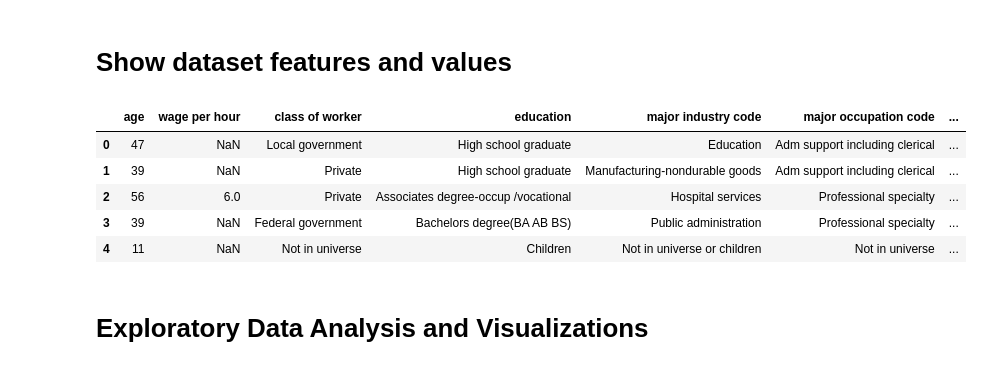
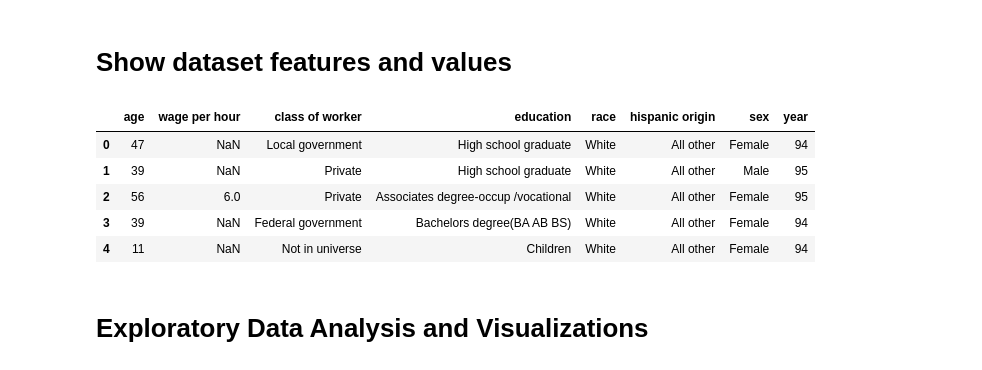
Before and after one commit to se21m024/DataScience, a Jupyter notebook: Exercise 1/se21m024_Stummer_ex1_Data_Visualization_Big.ipynb, the cells around one changed output. Cells and saved outputs as stored; diff of their text form; code cells hidden in the pictures.

```diff
--- a/Exercise 1/se21m024_Stummer_ex1_Data_Visualization_Big.ipynb
+++ b/Exercise 1/se21m024_Stummer_ex1_Data_Visualization_Big.ipynb
@@ -43,36 +65,36 @@ raw_data.head()
 # %%
 # Examine only a subset of all attributes
 numericalColumns = ['age', 'wage per hour', ]
 
 categoryColumns = [
     'class of worker',
     'education',
-    'major industry code',
-    'major occupation code',
+    #'major industry code',
+    #'major occupation code',
     'race',
     'hispanic origin',
     'sex',
-    'region of previous residence',
+    #'region of previous residence',
     'year'
 ]
 
 subset_attributes = numericalColumns + categoryColumns
 
 # Assumption: The wage per hour is reprecented in Dollar Cents. For clearer interpretation it is converted to Dollars.
 raw_data['wage per hour'] = raw_data['wage per hour'].apply(lambda value: value / 100)
 
 # Fix wage per hour = 0
 raw_data['wage per hour'] = raw_data['wage per hour'].apply(lambda value: None if value == 0 else value)
 
 data=raw_data[subset_attributes]
 data.head()
 # %% [output]
-|  | age | wage per hour | class of worker | education | major industry code | major occupation code | ... |
-| 0 | 47 | NaN | Local government | High school graduate | Education | Adm support including clerical | ... |
-| 1 | 39 | NaN | Private | High school graduate | Manufacturing-nondurable goods | Adm support including clerical | ... |
-| 2 | 56 | 6.0 | Private | Associates degree-occup /vocational | Hospital services | Professional specialty | ... |
-| 3 | 39 | NaN | Federal government | Bachelors degree(BA AB BS) | Public administration | Professional specialty | ... |
-| 4 | 11 | NaN | Not in universe | Children | Not in universe or children | Not in universe | ... |
+|  | age | wage per hour | class of worker | education | race | hispanic origin | sex | year |
+| 0 | 47 | NaN | Local government | High school graduate | White | All other | Female | 94 |
+| 1 | 39 | NaN | Private | High school graduate | White | All other | Male | 95 |
+| 2 | 56 | 6.0 | Private | Associates degree-occup /vocational | White | All other | Female | 95 |
+| 3 | 39 | NaN | Federal government | Bachelors degree(BA AB BS) | White | All other | Female | 94 |
+| 4 | 11 | NaN | Not in universe | Children | White | All other | Female | 94 |
 # %% [markdown]
 # Exploratory Data Analysis and Visualizations
 # %% [markdown]
```
Also changed, not shown: parts of 6 cells of this notebook, 2 other files.
